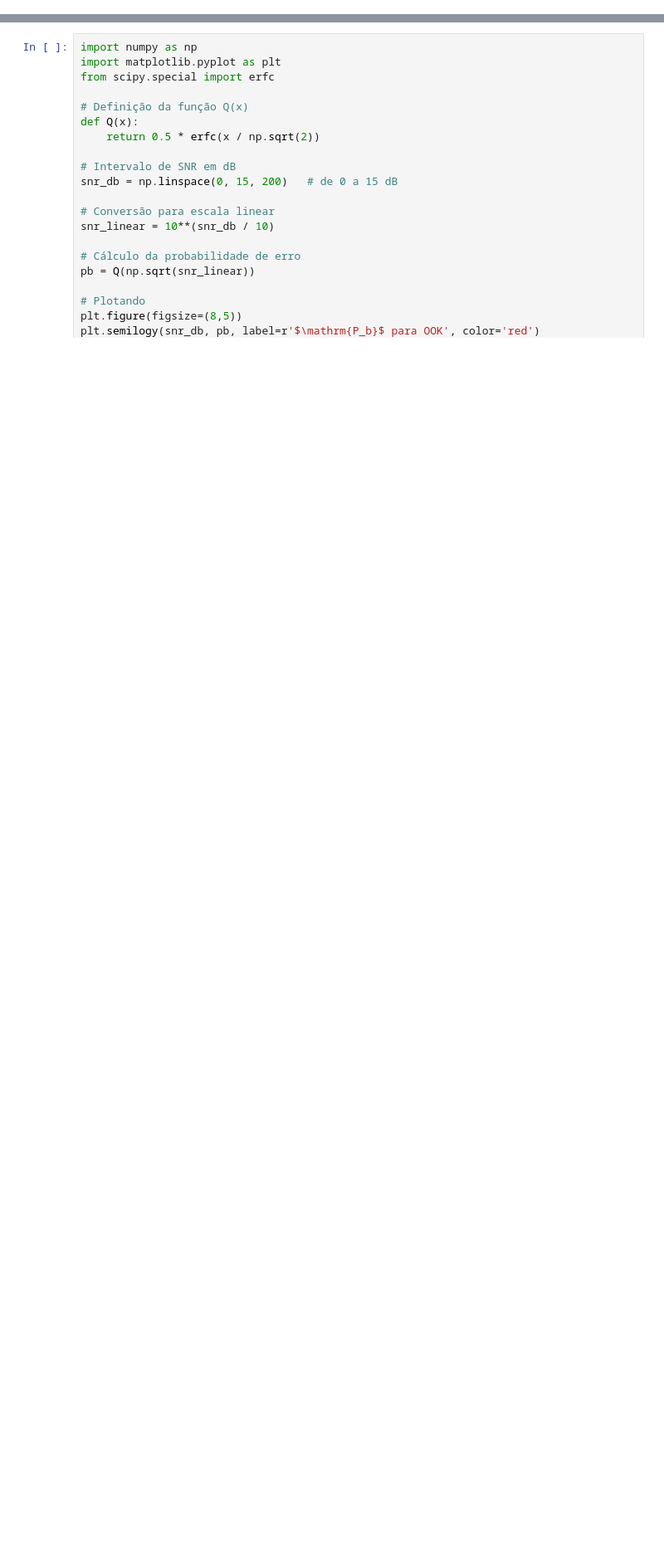
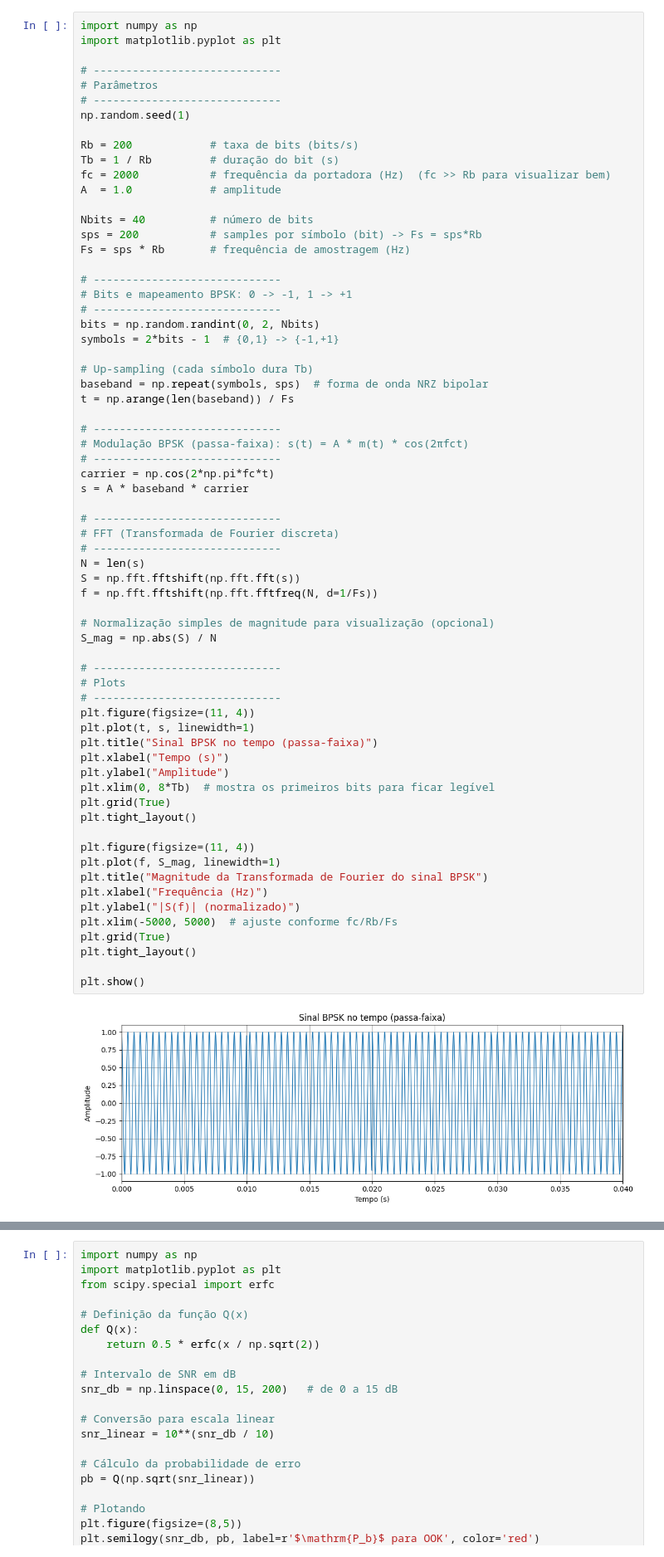
Before and after one commit to ecgurjao/PCOM, a Jupyter notebook: ModulacaoDigital.ipynb, the cells around one changed output, grey strips where cells are left out. Shown at 83% size. Saved outputs shown, nothing was run; the diff lists cells and outputs as text; blank space fills up the shorter version.

Commit message:
Ajuste Modulação Digital

```diff
--- a/ModulacaoDigital.ipynb
+++ b/ModulacaoDigital.ipynb
@@ -153,3 +195,71 @@ $s(t) = \left\{\begin{array}{c c}
 Podemos agora desenhar o diagrama de constelação, para $M = 4$ temos
 
 ![psktconstelacao](./Figuras/pskconstelacao.png)
+# %%
+import numpy as np
+import matplotlib.pyplot as plt
+
+# -----------------------------
+# Parâmetros
+# -----------------------------
+np.random.seed(1)
+
+Rb = 200            # taxa de bits (bits/s)
+Tb = 1 / Rb         # duração do bit (s)
+fc = 2000           # frequência da portadora (Hz)  (fc >> Rb para visualizar bem)
+A  = 1.0            # amplitude
+
+Nbits = 40          # número de bits
+sps = 200           # samples por símbolo (bit) -> Fs = sps*Rb
+Fs = sps * Rb       # frequência de amostragem (Hz)
+
+# -----------------------------
+# Bits e mapeamento BPSK: 0 -> -1, 1 -> +1
+# -----------------------------
+bits = np.random.randint(0, 2, Nbits)
+symbols = 2*bits - 1  # {0,1} -> {-1,+1}
+
+# Up-sampling (cada símbolo dura Tb)
+baseband = np.repeat(symbols, sps)  # forma de onda NRZ bipolar
+t = np.arange(len(baseband)) / Fs
+
+# -----------------------------
+# Modulação BPSK (passa-faixa): s(t) = A * m(t) * cos(2πfct)
+# -----------------------------
+carrier = np.cos(2*np.pi*fc*t)
+s = A * baseband * carrier
+
+# -----------------------------
+# FFT (Transformada de Fourier discreta)
+# -----------------------------
+N = len(s)
+S = np.fft.fftshift(np.fft.fft(s))
+f = np.fft.fftshift(np.fft.fftfreq(N, d=1/Fs))
+
+# Normalização simples de magnitude para visualização (opcional)
+S_mag = np.abs(S) / N
+
+# -----------------------------
+# Plots
+# -----------------------------
+plt.figure(figsize=(11, 4))
+plt.plot(t, s, linewidth=1)
+plt.title("Sinal BPSK no tempo (passa-faixa)")
+plt.xlabel("Tempo (s)")
+plt.ylabel("Amplitude")
+plt.xlim(0, 8*Tb)  # mostra os primeiros bits para ficar legível
+plt.grid(True)
+plt.tight_layout()
+
+plt.figure(figsize=(11, 4))
+plt.plot(f, S_mag, linewidth=1)
+plt.title("Magnitude da Transformada de Fourier do sinal BPSK")
+plt.xlabel("Frequência (Hz)")
+plt.ylabel("|S(f)| (normalizado)")
+plt.xlim(-5000, 5000)  # ajuste conforme fc/Rb/Fs
+plt.grid(True)
+plt.tight_layout()
+
+plt.show()
+# %% [output]
+[figure, added]
```
Also changed, not shown: parts of 5 cells of this notebook.
